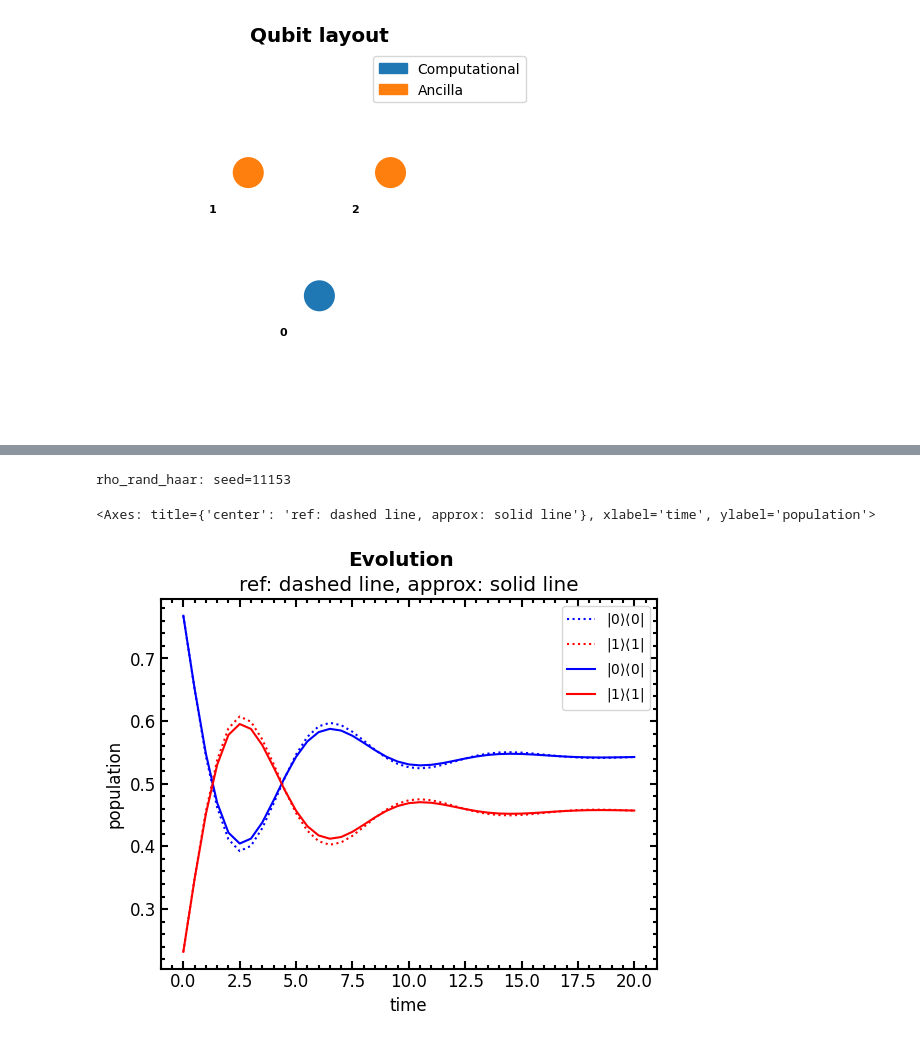
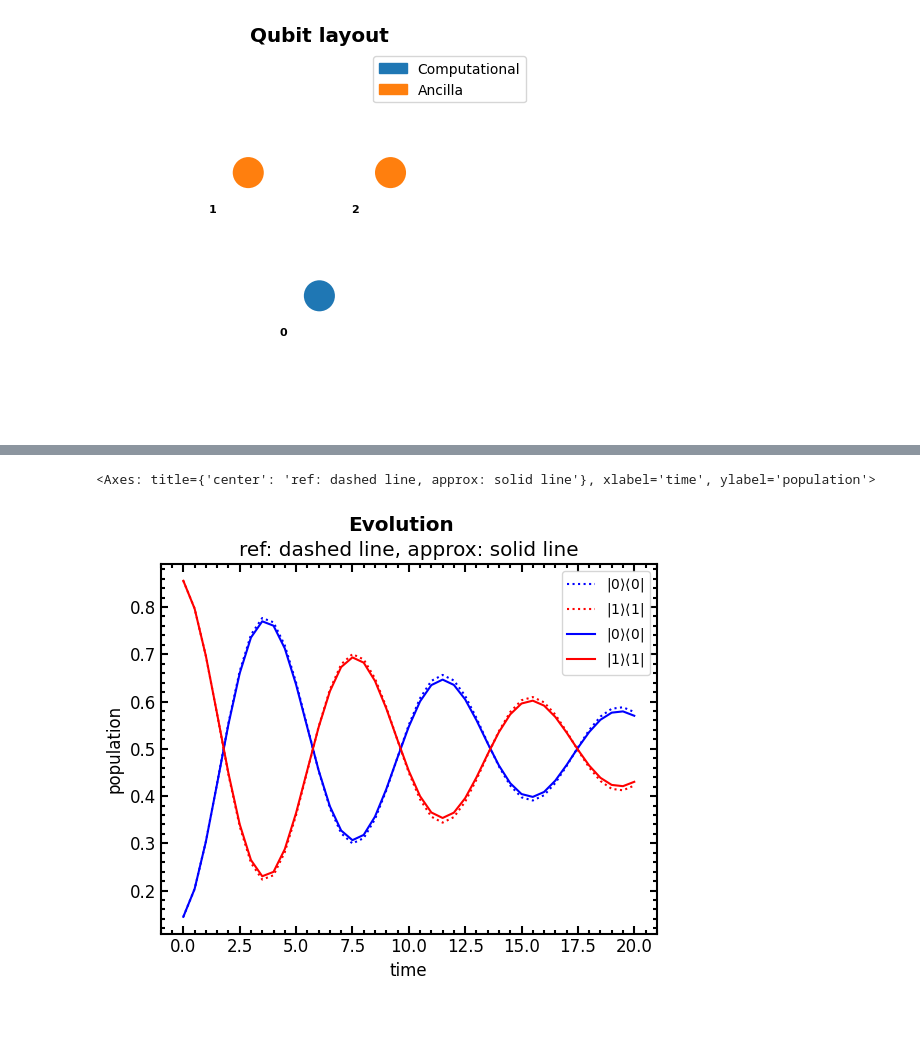
Before and after one commit to davidvrchen/quantum-channel-approximation, a Jupyter notebook: results/decay_one_qubit/losses.ipynb, the cells around one changed output, grey strips where cells are left out. Cells and saved outputs as stored; diff of their text form; code cells hidden in the pictures.

```diff
--- a/results/decay_one_qubit/losses.ipynb
+++ b/results/decay_one_qubit/losses.ipynb
@@ -6,5 +4,5 @@ random_rho0s: setting seed=58316
 # %%
-H = create_hamiltonian(system), 0.1
+H = create_hamiltonian(system), 0.05
 # %%
 qubits = TriangularLayoutAB(m=1, cutoff=1, distance=0.9)
 operations = [("ham fix t", H), ("rz", "AB"), ("rx", "AB"), ("rz", "AB"), ("ryd ent", "")]
@@ -68,18 +69,17 @@ array([ 0.98933102,  1.        ,  1.        ,  0.85588087,  0.99035618,
 # %%
-rho0 = rho_rand_haar(1)
+rho0 = rho_rand_haar(1, 4)
 evolver = evolver_fac(circuit, theta_opt)
 rhos = evolver(40, rho0)
 
 Os = [O.full() for O in create_observables_comp_basis(1)]
 
 ess = measure_rhos(rhos, Os)
 rho_ref_s, ts = solve_lindblad_rho0(rho0, delta_t=0.5, N=40, s=system, jump_opers=jump_oper)
 e_ref_ss = measure_rhos([r.full() for r in rho_ref_s], Os)
 compare_ess((ts, ess, "approx"), (ts, e_ref_ss, "ref"), labels=comp_basis_labels(1))
 # %% [output]
-rho_rand_haar: seed=11153
+<Axes: title={'center': 'ref: dashed line, approx: solid line'}, xlabel='time', ylabel='population'>
-<Axes: title={'center': 'ref: dashed line, approx: solid line'}, xlabel='time', ylabel='population'>
-[figure, old version]
+[figure, new version]
 # %%
 plt.loglog(errors)
 # %% [output]
```
Also changed, not shown: parts of 5 cells of this notebook, 26 other files.
